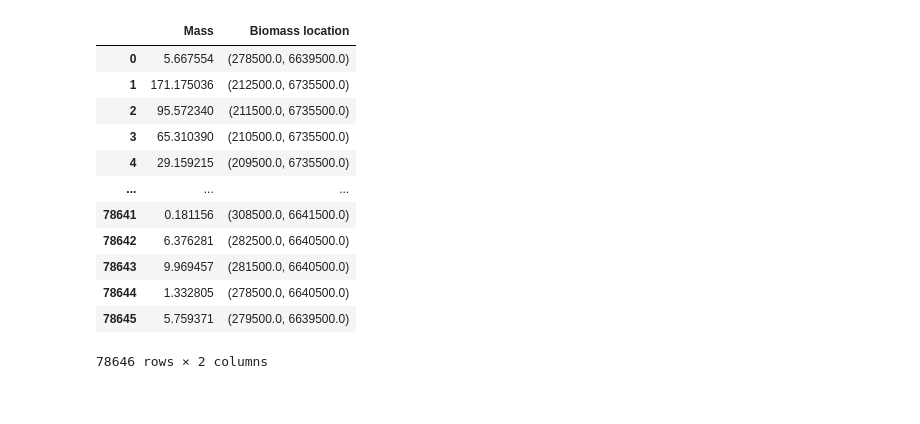
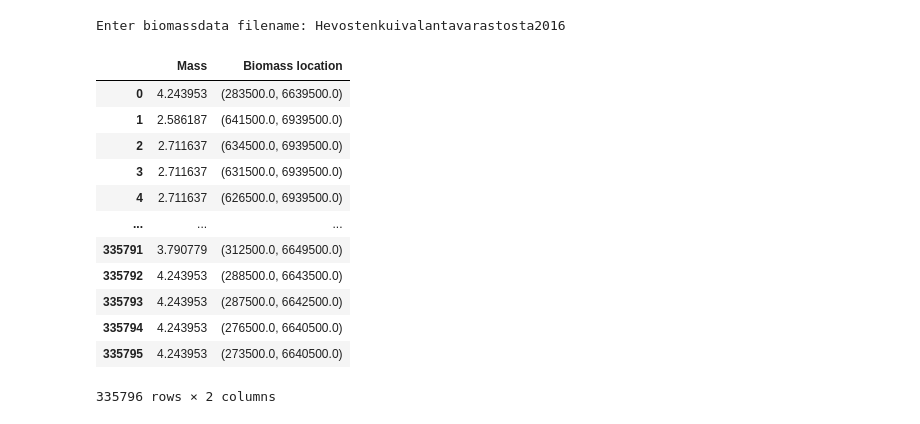
Before and after one commit to Kaspereloranta/Dippa, a Jupyter notebook: Biomassa-atlas_data/data_procession.ipynb, the cells around one changed output. Saved outputs shown, nothing was run; the diff lists cells and outputs as text; code cells hidden in the pictures.

```diff
--- a/Biomassa-atlas_data/data_procession.ipynb
+++ b/Biomassa-atlas_data/data_procession.ipynb
@@ -54,8 +54,9 @@ def load_and_process_data(filename):
     df['Biomass location'] = df2
 
     # Clean the dataframe
-
     df = df.loc[:, ['Mass','Biomass location']]
+    mask = df['Biomass location'].apply(is_2d_tuple)
+    df = df[mask]
     return df
 # %%
 def clean_data(df,radius,facilityloc):
@@ -91,19 +95,20 @@ def clean_data(df,radius,facilityloc):
 # %%
-#filename = input("Enter biomassdata filename: ") + '.csv'
-#df = load_and_process_data(filename)
-df = load_and_process_data('SivuvirtaOlki2021.csv')
+filename = input("Enter biomassdata filename: ") + '.csv'
+df = load_and_process_data(filename)
+#df = load_and_process_data('SivuvirtaOlki2021.csv')
 df
 # %% [output]
+Enter biomassdata filename: Hevostenkuivalantavarastosta2016
 |  | Mass | Biomass location |
-| 0 | 5.667554 | (278500.0, 6639500.0) |
-| 1 | 171.175036 | (212500.0, 6735500.0) |
-| 2 | 95.572340 | (211500.0, 6735500.0) |
-| 3 | 65.310390 | (210500.0, 6735500.0) |
-| 4 | 29.159215 | (209500.0, 6735500.0) |
+| 0 | 4.243953 | (283500.0, 6639500.0) |
+| 1 | 2.586187 | (641500.0, 6939500.0) |
+| 2 | 2.711637 | (634500.0, 6939500.0) |
+| 3 | 2.711637 | (631500.0, 6939500.0) |
+| 4 | 2.711637 | (626500.0, 6939500.0) |
 | ... | ... | ... |
-| 78641 | 0.181156 | (308500.0, 6641500.0) |
-| 78642 | 6.376281 | (282500.0, 6640500.0) |
-| 78643 | 9.969457 | (281500.0, 6640500.0) |
-| 78644 | 1.332805 | (278500.0, 6640500.0) |
-| 78645 | 5.759371 | (279500.0, 6639500.0) |
+| 335791 | 3.790779 | (312500.0, 6649500.0) |
+| 335792 | 4.243953 | (288500.0, 6643500.0) |
+| 335793 | 4.243953 | (287500.0, 6642500.0) |
+| 335794 | 4.243953 | (276500.0, 6640500.0) |
+| 335795 | 4.243953 | (273500.0, 6640500.0) |
-78646 rows × 2 columns
+335796 rows × 2 columns
```
Also changed, not shown: parts of 13 cells of this notebook, 1 other file.
